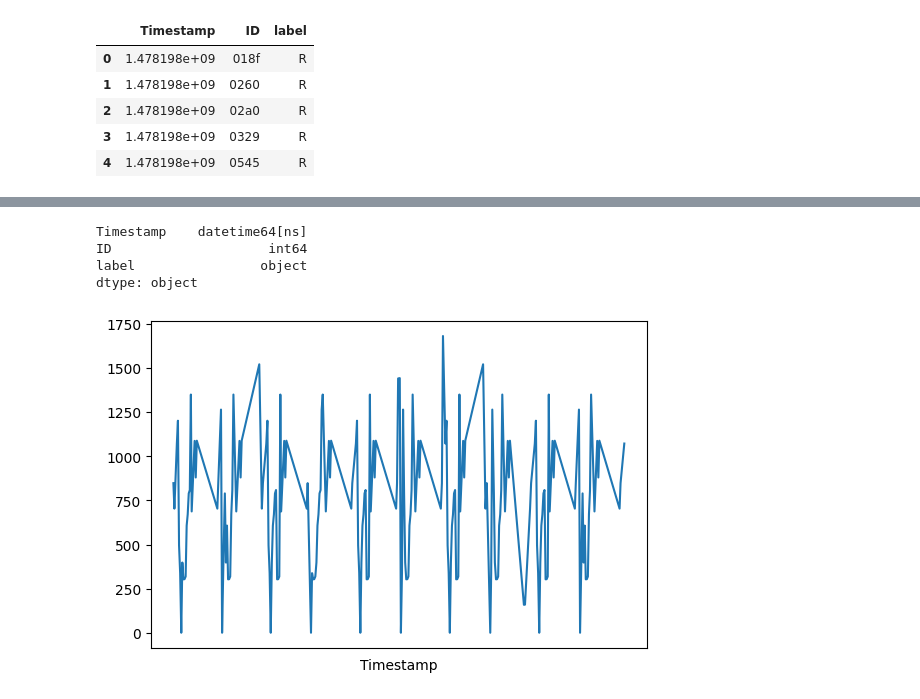
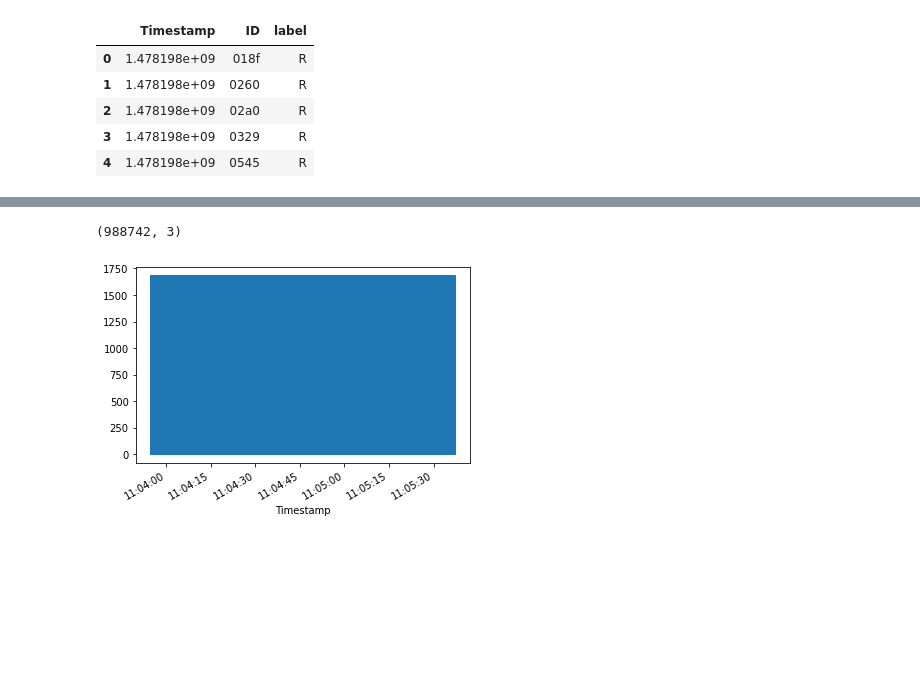
Before and after one commit to ho7221/DL_term_project, a Jupyter notebook: rnn_2.ipynb, the cells around one changed output, grey strips where cells are left out. Cells and saved outputs as stored; diff of their text form; code cells hidden in the pictures; blank space fills up the shorter version.

```diff
--- a/rnn_2.ipynb
+++ b/rnn_2.ipynb
@@ -68,17 +62,14 @@ normal_df.head()
 | 4 | 2016-11-14 11:03:54.851463079 | 497 | R |
 # %%
-normal_df.dtypes
+normal_df.shape
 # %% [output]
-Timestamp    datetime64[ns]
-ID                    int64
-label                object
-dtype: object
+(988742, 3)
 # %%
-plot_features = normal_df['ID'][0:200]
-plot_features.index = normal_df['Timestamp'][0:200]
+plot_features = normal_df['ID'][0:200000]
+plot_features.index = normal_df['Timestamp'][0:200000]
 _ = plot_features.plot(subplots=True)
 # %% [output]
-[figure, old version]
+[figure, new version]
 # %%
 normal_df.shape,DoS_df.shape
 train=normal_df
```
Also changed, not shown: parts of 68 cells of this notebook.
